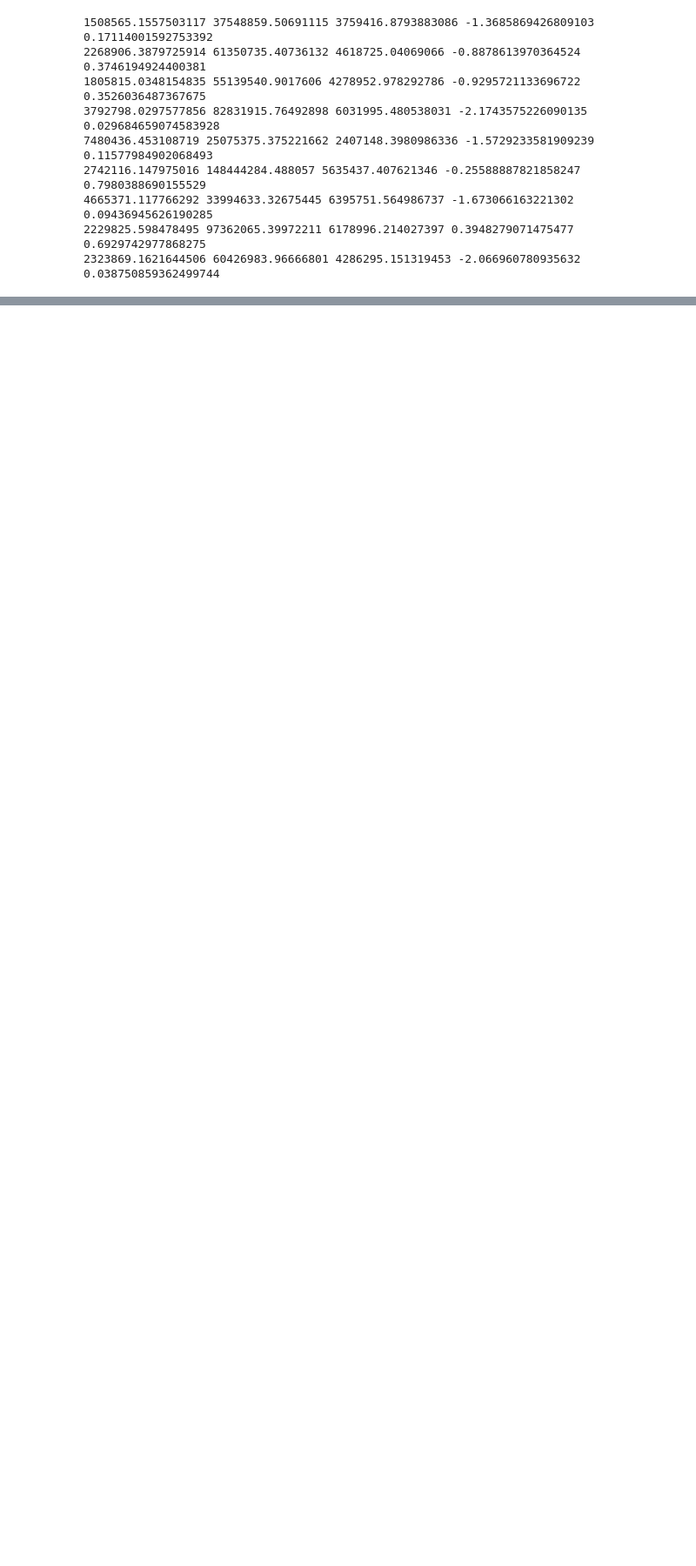
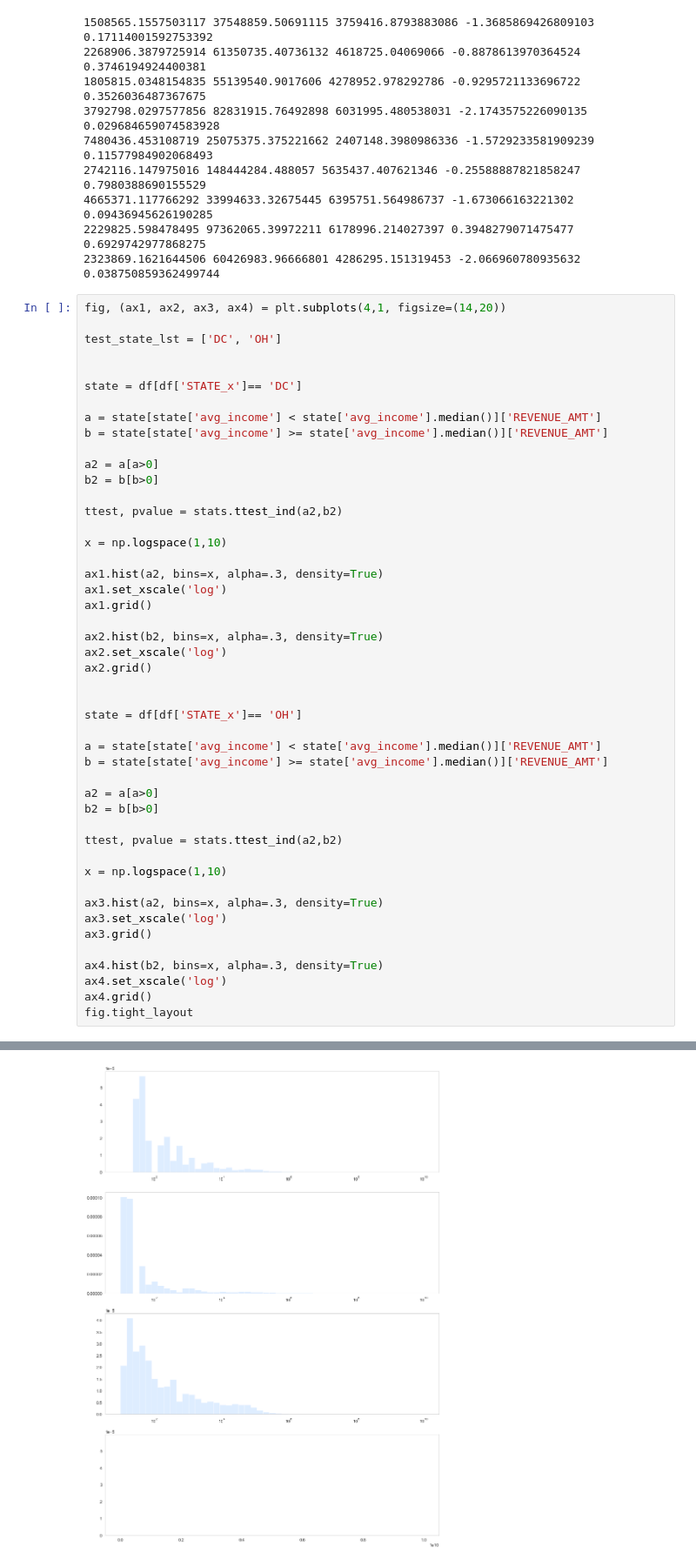
Before and after one commit to lesro/change_unlimited, a Jupyter notebook: notebooks/day3_eda_.ipynb, the cells around one changed output, grey strips where cells are left out. Shown: that part at 87% size. Drawn from its saved outputs; the diff is of its cells as text; blank space fills up the shorter version.

```diff
--- a/notebooks/day3_eda_.ipynb
+++ b/notebooks/day3_eda_.ipynb
@@ -532,3 +587,51 @@ for i in test_state_lst:
 4665371.117766292 33994633.32675445 6395751.564986737 -1.673066163221302 0.09436945626190285
 2229825.598478495 97362065.39972211 6178996.214027397 0.3948279071475477 0.6929742977868275
 2323869.1621644506 60426983.96666801 4286295.151319453 -2.066960780935632 0.038750859362499744
+# %%
+fig, (ax1, ax2, ax3, ax4) = plt.subplots(4,1, figsize=(14,20))
+
+test_state_lst = ['DC', 'OH']
+
+
+state = df[df['STATE_x']== 'DC']
+
+a = state[state['avg_income'] < state['avg_income'].median()]['REVENUE_AMT']
+b = state[state['avg_income'] >= state['avg_income'].median()]['REVENUE_AMT']
+
+a2 = a[a>0]
+b2 = b[b>0]
+
+ttest, pvalue = stats.ttest_ind(a2,b2)
+
+x = np.logspace(1,10)
+
+ax1.hist(a2, bins=x, alpha=.3, density=True)
+ax1.set_xscale('log')
+ax1.grid()
+
+ax2.hist(b2, bins=x, alpha=.3, density=True)
+ax2.set_xscale('log')
+ax2.grid()
+
+
+state = df[df['STATE_x']== 'OH']
+
+a = state[state['avg_income'] < state['avg_income'].median()]['REVENUE_AMT']
+b = state[state['avg_income'] >= state['avg_income'].median()]['REVENUE_AMT']
+
+a2 = a[a>0]
+b2 = b[b>0]
+
+ttest, pvalue = stats.ttest_ind(a2,b2)
+
+x = np.logspace(1,10)
+
+ax3.hist(a2, bins=x, alpha=.3, density=True)
+ax3.set_xscale('log')
+ax3.grid()
+
+ax4.hist(b2, bins=x, alpha=.3, density=True)
+ax4.set_xscale('log')
+ax4.grid()
+fig.tight_layout
+# %% [output]
@@ -534,0 +639 @@ for i in test_state_lst:
+[figure, added]
```
Also changed, not shown: parts of 9 cells of this notebook.
